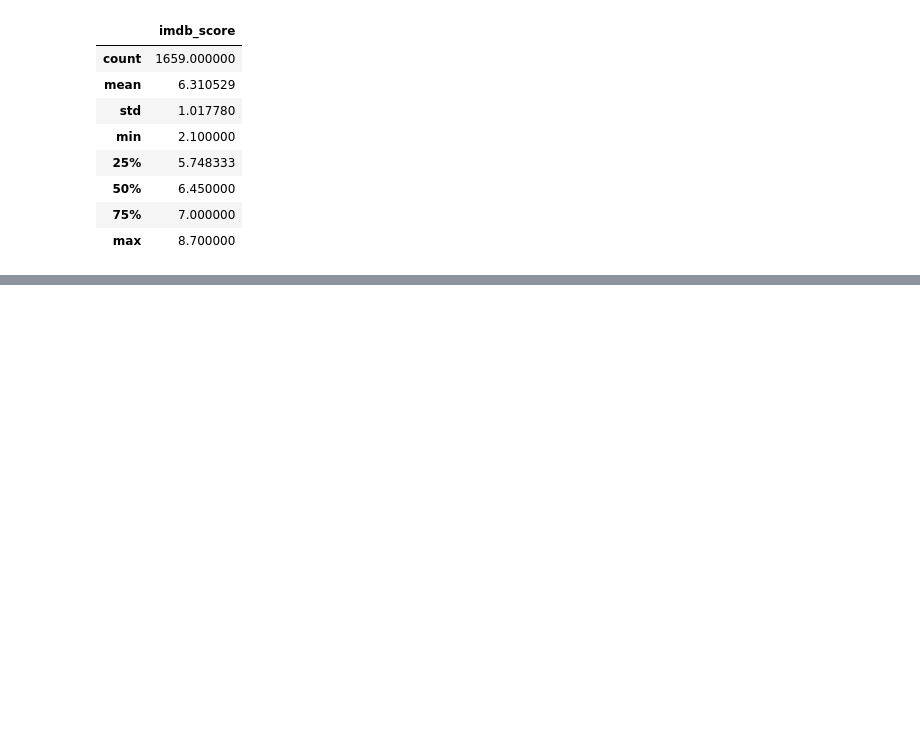
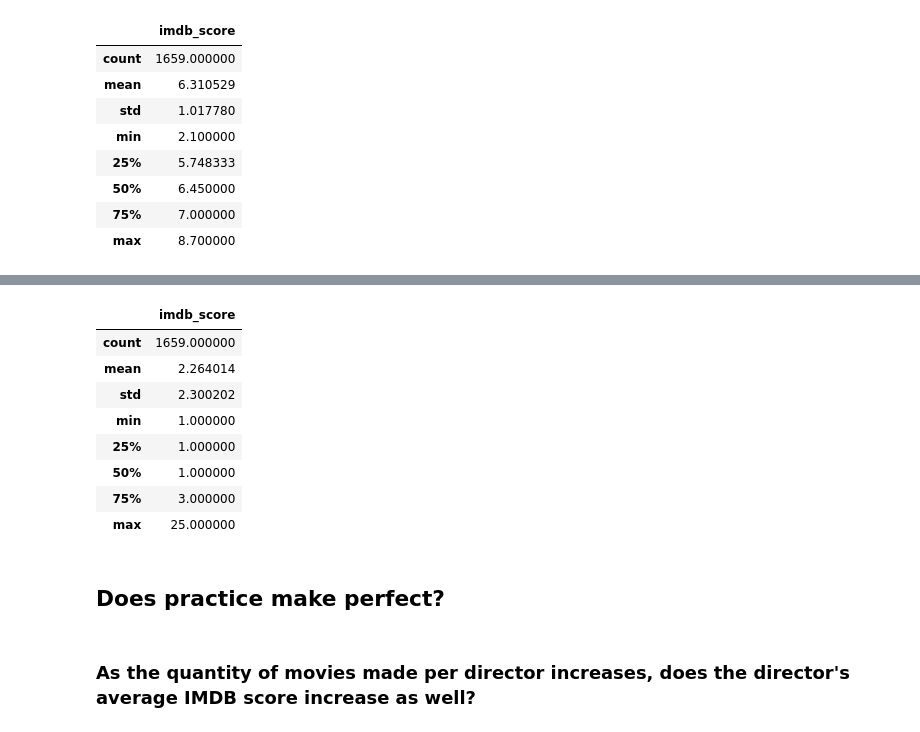
Before and after one commit to BrittanyClemmons/project_one, a Jupyter notebook: Brittany_Clean_Notebook.ipynb, the cells around one changed output, grey strips where cells are left out. Cells and saved outputs as stored; diff of their text form; code cells hidden in the pictures; blank space fills up the shorter version.

```diff
--- a/Brittany_Clean_Notebook.ipynb
+++ b/Brittany_Clean_Notebook.ipynb
@@ -119,0 +134,12 @@ imdb_below_avg = df_directors_avg_score.loc[(df_directors_avg_score['imdb_score'
+# %%
+df_directors_movie_count.describe()
+# %% [output]
+|  | imdb_score |
+| count | 1659.000000 |
+| mean | 2.264014 |
+| std | 2.300202 |
+| min | 1.000000 |
+| 25% | 1.000000 |
+| 50% | 1.000000 |
+| 75% | 3.000000 |
+| max | 25.000000 |
@@ -119,0 +154,4 @@ imdb_below_avg = df_directors_avg_score.loc[(df_directors_avg_score['imdb_score'
+# %% [markdown]
+## Does practice make perfect?
+# %% [markdown]
+### As the quantity of movies made per director increases, does the director's average IMDB score increase as well?
```
Also changed, not shown: parts of 7 cells of this notebook, 1 other file.
